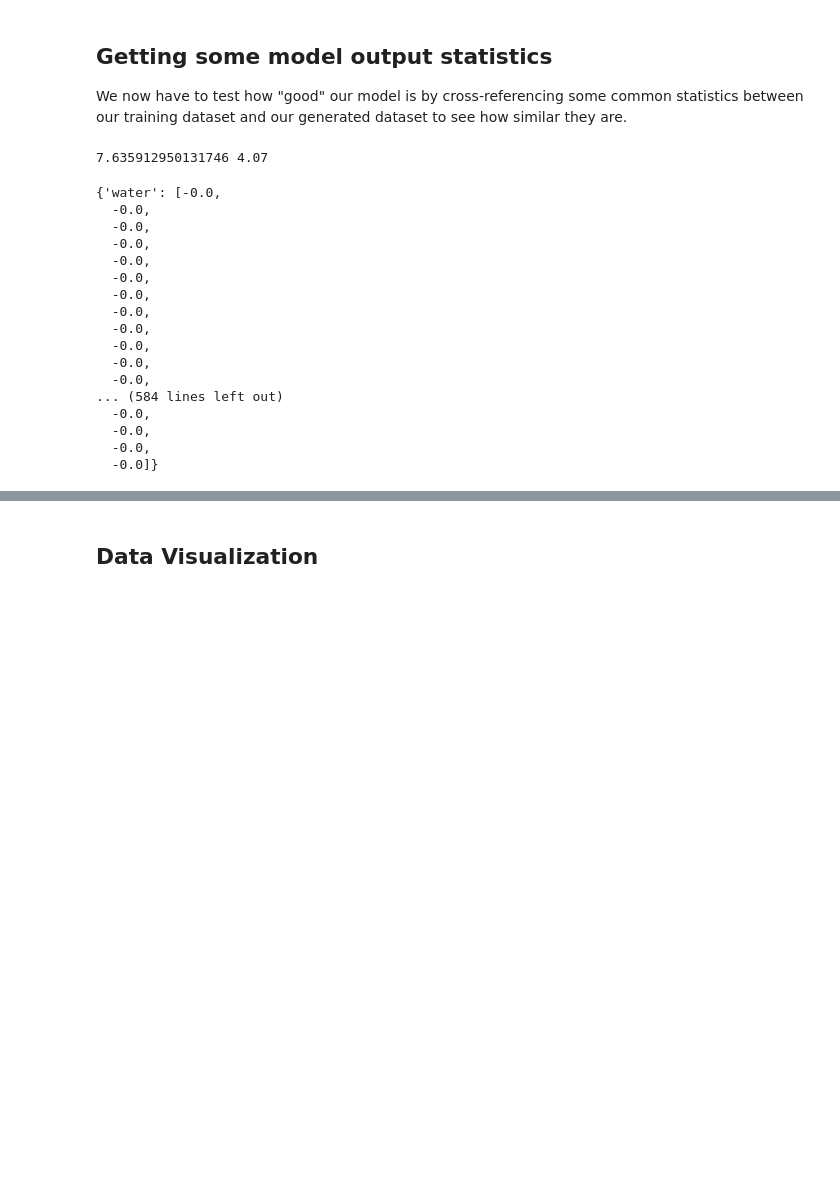
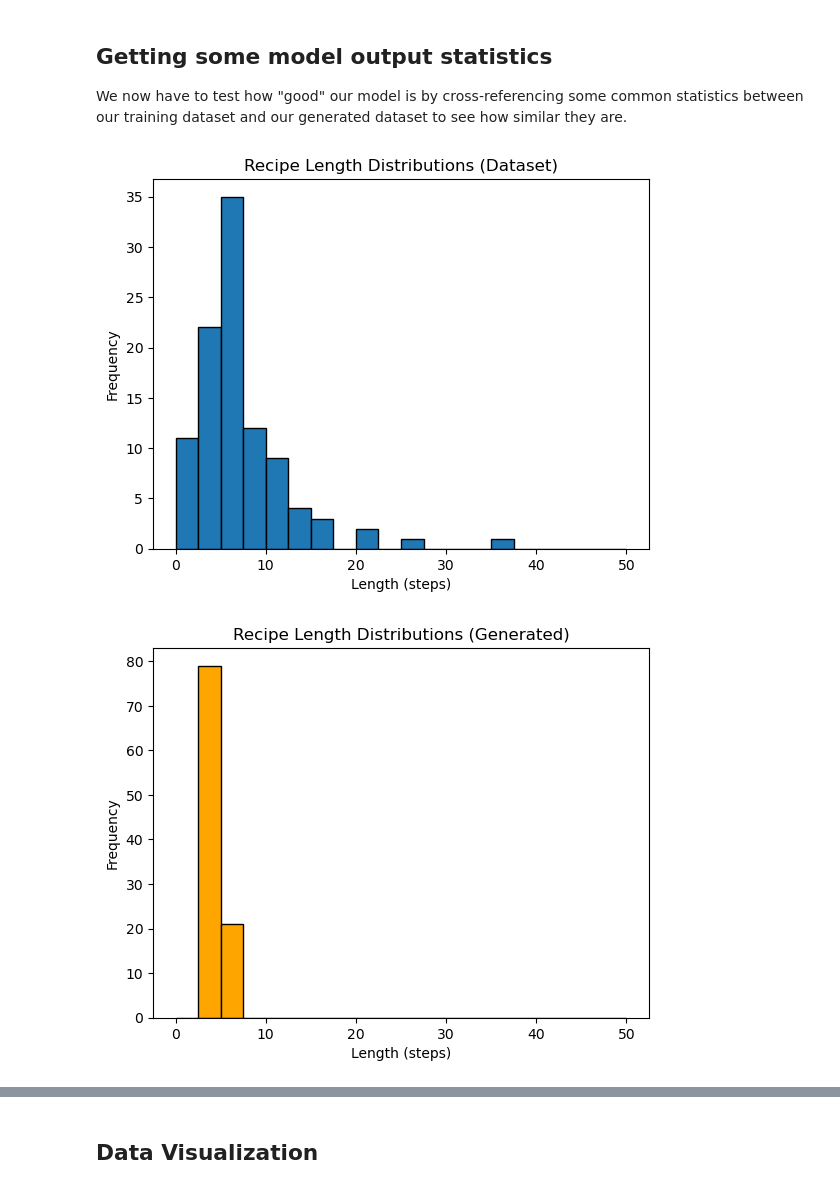
Before and after one commit to arjoooooon/RecipeGeneration, a Jupyter notebook: Model.ipynb, the cells around one changed output, grey strips where cells are left out. Drawn from its saved outputs; the diff is of its cells as text; code cells hidden in the pictures; blank space fills up the shorter version.

```diff
--- a/Model.ipynb
+++ b/Model.ipynb
@@ -327,10 +326,23 @@ for i in range(NUM_SAMPLES):
     generated_hyperedge_list.append(h.num_hyperedges)
 
 generated_mean = np.mean(generated_hyperedge_list)
-# %%
-print(dataset_mean, generated_mean)
-# %% [output]
-7.635912950131746 4.07
+# %%
+plt.title('Recipe Length Distributions (Dataset)')
+plt.ylabel('Frequency')
+plt.xlabel('Length (steps)')
+
+plt.hist(dataset_hyperedge_list, label="Dataset", edgecolor='black', range=[0, 50], bins=20)
+plt.show()
+
+plt.title('Recipe Length Distributions (Generated)')
+plt.ylabel('Frequency')
+plt.xlabel('Length (steps)')
+
+plt.hist(generated_hyperedge_list, label="Generated", color='orange', edgecolor='black', range=[0, 50], bins=20)
+plt.show()
+# %% [output]
+[figure, added]
+[figure, added]
 # %%
 action_list = ['Stir', 'Mix', 'Bake', 'Combine', 'Pour', 'Cook', 'Heat']
 ingredient_list = ['water', 'flour', 'sugars', 'salt', 'leavening agent', 'butter']
@@ -363,23 +375,3 @@ for i in range(NUM_SAMPLES):
         for elem in proposal:
             if elem in ingredient_list:
                 generatedUseTimes[elem].append((step+1)/h.step_number)
-# %%
-generatedUseTimes
-# %% [output]
-{'water': [-0.0,
-  -0.0,
-  -0.0,
-  -0.0,
-  -0.0,
-  -0.0,
-  -0.0,
-  -0.0,
-  -0.0,
-  -0.0,
-  -0.0,
-  -0.0,
-... (584 lines left out)
-  -0.0,
-  -0.0,
-  -0.0,
-  -0.0]}
```
Also changed, not shown: parts of 14 cells of this notebook, 4 other files.
